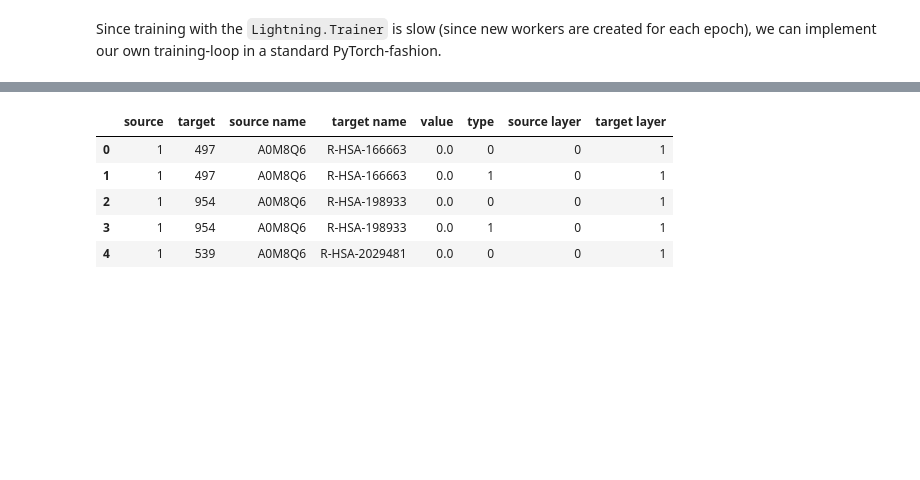
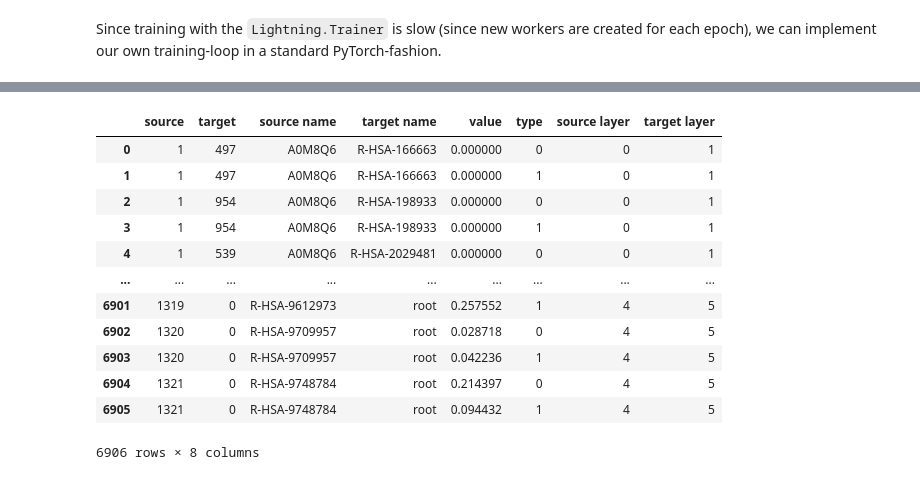
Before and after one commit to InfectionMedicineProteomics/BINN, a Jupyter notebook: docs/shap_example.ipynb, the cells around one changed output, grey strips where cells are left out. Cells and saved outputs as stored; diff of their text form; code cells hidden in the pictures; blank space fills up the shorter version.

```diff
--- a/docs/shap_example.ipynb
+++ b/docs/shap_example.ipynb
@@ -104,16 +106,23 @@ explainer = BINNExplainer(binn)
 # %%
 test_data = torch.Tensor(X[5:10])
 background_data = torch.Tensor(X[0:5])
 
 importance_df = explainer.explain(test_data, background_data)
-importance_df.head()
+importance_df
 # %% [output]
 |  | source | target | source name | target name | value | type | source layer | target layer |
-| 0 | 1 | 497 | A0M8Q6 | R-HSA-166663 | 0.0 | 0 | 0 | 1 |
-| 1 | 1 | 497 | A0M8Q6 | R-HSA-166663 | 0.0 | 1 | 0 | 1 |
-| 2 | 1 | 954 | A0M8Q6 | R-HSA-198933 | 0.0 | 0 | 0 | 1 |
-| 3 | 1 | 954 | A0M8Q6 | R-HSA-198933 | 0.0 | 1 | 0 | 1 |
-| 4 | 1 | 539 | A0M8Q6 | R-HSA-2029481 | 0.0 | 0 | 0 | 1 |
+| 0 | 1 | 497 | A0M8Q6 | R-HSA-166663 | 0.000000 | 0 | 0 | 1 |
+| 1 | 1 | 497 | A0M8Q6 | R-HSA-166663 | 0.000000 | 1 | 0 | 1 |
+| 2 | 1 | 954 | A0M8Q6 | R-HSA-198933 | 0.000000 | 0 | 0 | 1 |
+| 3 | 1 | 954 | A0M8Q6 | R-HSA-198933 | 0.000000 | 1 | 0 | 1 |
+| 4 | 1 | 539 | A0M8Q6 | R-HSA-2029481 | 0.000000 | 0 | 0 | 1 |
+| ... | ... | ... | ... | ... | ... | ... | ... | ... |
+| 6901 | 1319 | 0 | R-HSA-9612973 | root | 0.257552 | 1 | 4 | 5 |
+| 6902 | 1320 | 0 | R-HSA-9709957 | root | 0.028718 | 0 | 4 | 5 |
+| 6903 | 1320 | 0 | R-HSA-9709957 | root | 0.042236 | 1 | 4 | 5 |
+| 6904 | 1321 | 0 | R-HSA-9748784 | root | 0.214397 | 0 | 4 | 5 |
+| 6905 | 1321 | 0 | R-HSA-9748784 | root | 0.094432 | 1 | 4 | 5 |
+6906 rows × 8 columns
 # %%
 from binn import ImportanceNetwork
 
```
Also changed, not shown: parts of 3 cells of this notebook, 5 other files.
